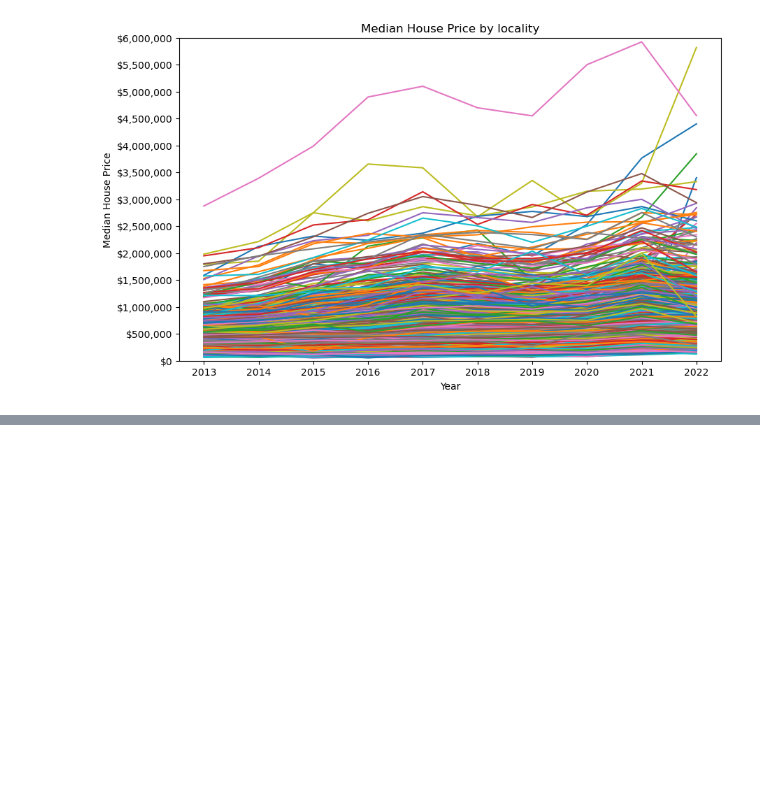
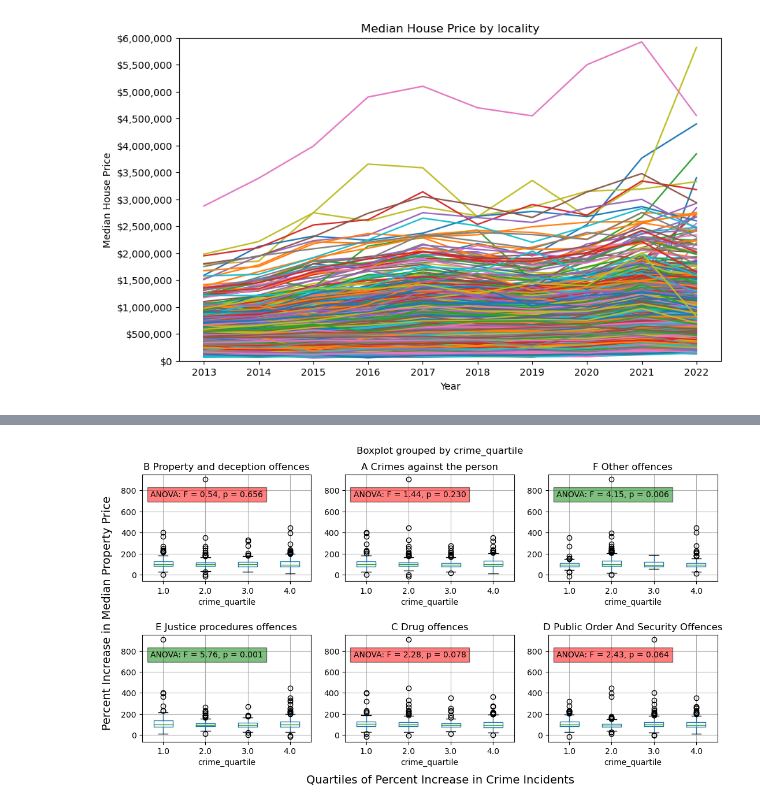
Before and after one commit to rsamma1606/proj-one-group-8, a Jupyter notebook: crime_vs_property_plotting and stats.ipynb, the cells around one changed output, grey strips where cells are left out. Saved outputs shown, nothing was run; the diff lists cells and outputs as text; code cells hidden in the pictures; blank space fills up the shorter version.

```diff
--- a/crime_vs_property_plotting and stats.ipynb
+++ b/crime_vs_property_plotting and stats.ipynb
@@ -170,0 +246,58 @@ Blairgowrie
+# %%
+# Plot boxplots of %_increase in property value by crime_quartile for all crime groups and perform ANOVA
+file_list = glob.glob(os.path.join(path, "[A-F]*_quartiles.csv"))
+
+# Create a new figure
+fig, axs = plt.subplots(nrows=2, ncols=3, figsize=(12, 6))
+axs = axs.flatten()
+
+#Loop through each csv file
+file_list = sorted(file_list)
+for i, file_path in enumerate(file_list):
+    file_name = os.path.basename(file_path)
+    file_part = os.path.splitext(file_name)[0].rsplit("_")[0]
+    output_path = os.path.join(path, "q_incr_crime_v_incr_price_boxplot_all.png")
+
+    # Read csv
+    df = pd.read_csv(file_path)
+    df.set_index('Suburb/Town Name', inplace=True)
+
+    # Extract quartile groups
+    q1 = df[df["crime_quartile"] == 1]["%_property_incr"]
+    q2 = df[df["crime_quartile"] == 2]["%_property_incr"]
+    q3 = df[df["crime_quartile"] == 3]["%_property_incr"]
+    q4 = df[df["crime_quartile"] == 4]["%_property_incr"]
+
+    # Perform the ANOVA
+    f_val, p_val  = stats.f_oneway(q1, q2, q3, q4)
+
+    # Create boxplot for the current filepath and add it to the figure
+    df.boxplot("%_property_incr", by="crime_quartile", figsize=(15, 10), ax=axs[i])
+
+    # Add ANOVA result to boxplot as text
+    if p_val < 0.05:
+        bbox_color = 'green'
+    else:
+        bbox_color = 'red'
+    axs[i].text(0.05, 0.85, f'ANOVA: F = {f_val:.2f}, p = {p_val:.3f}', ha='left', va='top', transform=axs[i].transAxes, bbox=dict(facecolor=bbox_color, alpha=0.5))
+
+    # set the title of the subplot
+    axs[i].set_title(file_part)
+
+    # Set the plot title
+    plt.title(str.title(file_part))
+
+# set x and y axis labels for all subplots
+fig.text(0.5, 0.02, "Quartiles of Percent Increase in Crime Incidents", ha='center', va='center', fontsize = 14)
+fig.text(0.02, 0.5, "Percent Increase in Median Property Price", ha='center', va='center', rotation='vertical', fontsize = 14)
+
+# adjust the spacing between the subplots
+fig.subplots_adjust(wspace=0.2, hspace = 0.5, left = 0.07, bottom = 0.13)
+
+# Save plot
+plt.savefig(output_path)
+
+# Show the plot
+plt.show()
+# %% [output]
+[figure, added]
```
Also changed, not shown: parts of 12 cells of this notebook, 14 other files.
